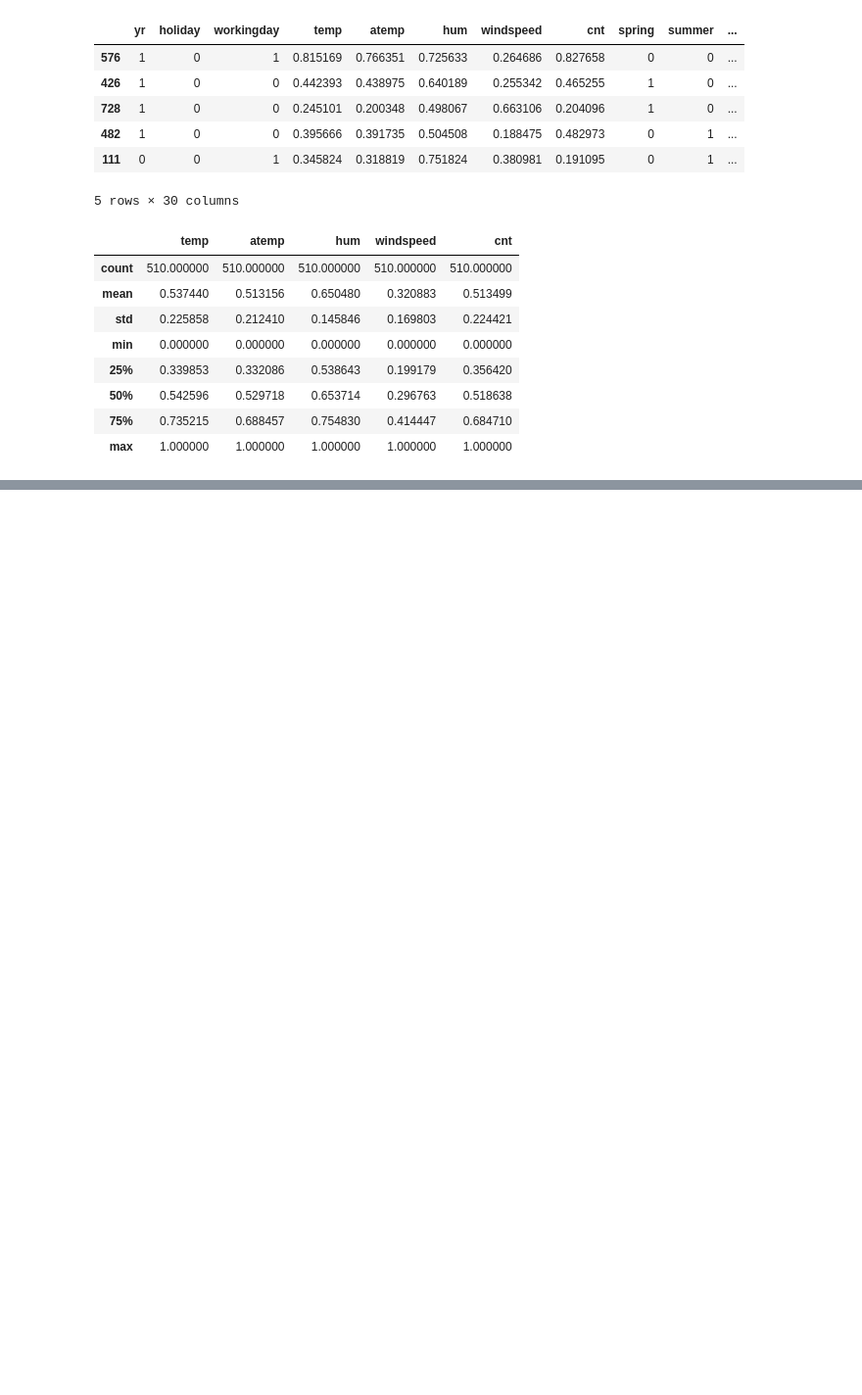
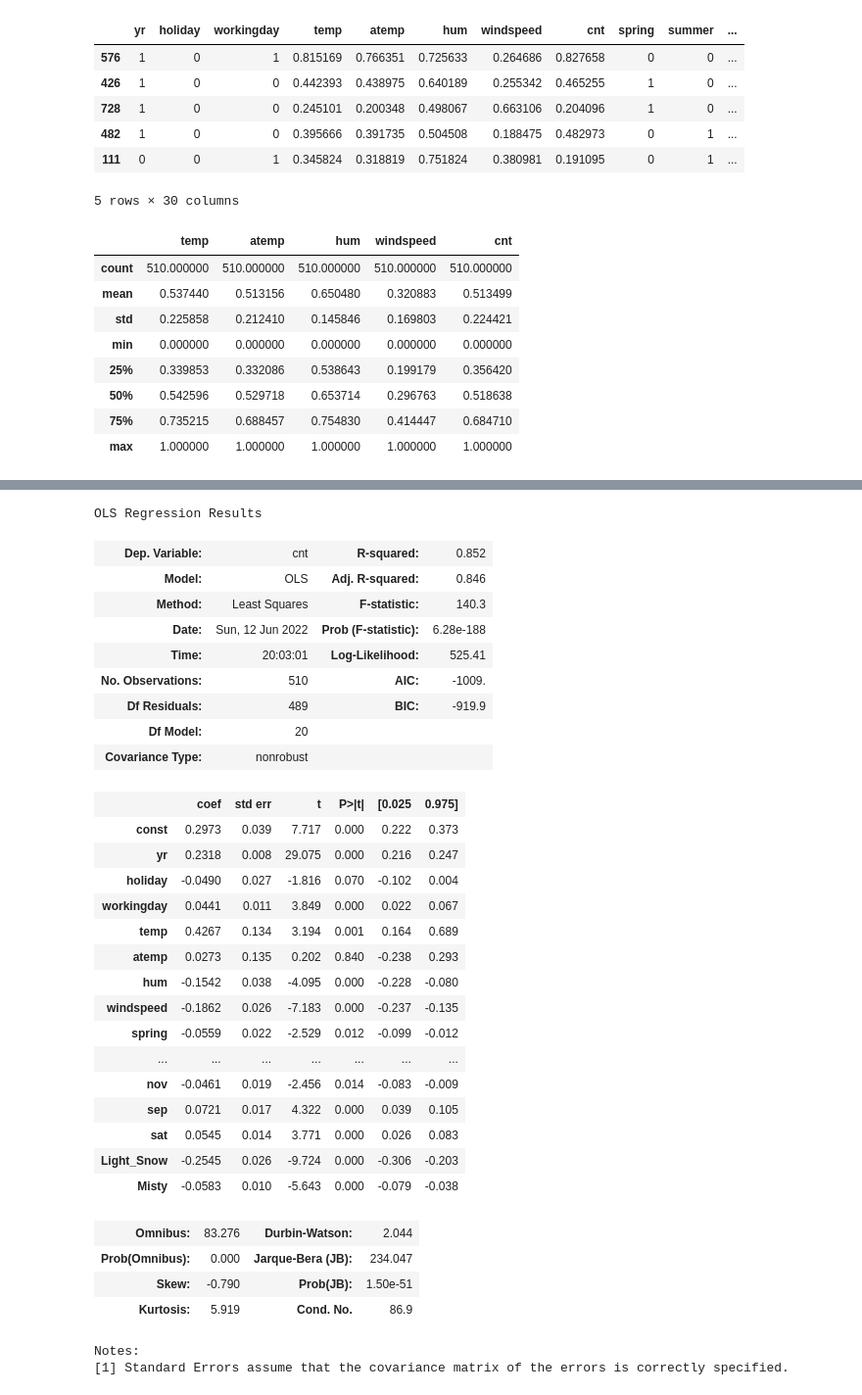
Before and after one commit to kc11381/BikeSharingCaseStudy, a Jupyter notebook: bike_sharing_predictors_analysis.ipynb, the cells around one changed output, grey strips where cells are left out. Shown at 98% size. Cells and saved outputs as stored; diff of their text form; code cells hidden in the pictures; blank space fills up the shorter version.

Commit message:
ran RFE first time

```diff
--- a/bike_sharing_predictors_analysis.ipynb
+++ b/bike_sharing_predictors_analysis.ipynb
@@ -320,0 +422,42 @@ df_train[num_vars].describe()
+# %%
+# Adding a constant variable
+X_train_rfe = sm.add_constant(X_train_rfe)
+# %%
+# Running the Linear model
+lm = sm.OLS(y_train, X_train_rfe).fit()
+# %%
+# Summary of the linear model
+lm.summary()
+# %% [output]
+OLS Regression Results
+| Dep. Variable: | cnt | R-squared: | 0.852 |
+| Model: | OLS | Adj. R-squared: | 0.846 |
+| Method: | Least Squares | F-statistic: | 140.3 |
+| Date: | Sun, 12 Jun 2022 | Prob (F-statistic): | 6.28e-188 |
+| Time: | 20:03:01 | Log-Likelihood: | 525.41 |
+| No. Observations: | 510 | AIC: | -1009. |
+| Df Residuals: | 489 | BIC: | -919.9 |
+| Df Model: | 20 |  |  |
+| Covariance Type: | nonrobust |  |  |
+|  | coef | std err | t | P>|t| | [0.025 | 0.975] |
+| const | 0.2973 | 0.039 | 7.717 | 0.000 | 0.222 | 0.373 |
+| yr | 0.2318 | 0.008 | 29.075 | 0.000 | 0.216 | 0.247 |
+| holiday | -0.0490 | 0.027 | -1.816 | 0.070 | -0.102 | 0.004 |
+| workingday | 0.0441 | 0.011 | 3.849 | 0.000 | 0.022 | 0.067 |
+| temp | 0.4267 | 0.134 | 3.194 | 0.001 | 0.164 | 0.689 |
+| atemp | 0.0273 | 0.135 | 0.202 | 0.840 | -0.238 | 0.293 |
+| hum | -0.1542 | 0.038 | -4.095 | 0.000 | -0.228 | -0.080 |
+| windspeed | -0.1862 | 0.026 | -7.183 | 0.000 | -0.237 | -0.135 |
+| spring | -0.0559 | 0.022 | -2.529 | 0.012 | -0.099 | -0.012 |
+| ... | ... | ... | ... | ... | ... | ... |
+| nov | -0.0461 | 0.019 | -2.456 | 0.014 | -0.083 | -0.009 |
+| sep | 0.0721 | 0.017 | 4.322 | 0.000 | 0.039 | 0.105 |
+| sat | 0.0545 | 0.014 | 3.771 | 0.000 | 0.026 | 0.083 |
+| Light_Snow | -0.2545 | 0.026 | -9.724 | 0.000 | -0.306 | -0.203 |
+| Misty | -0.0583 | 0.010 | -5.643 | 0.000 | -0.079 | -0.038 |
+| Omnibus: | 83.276 | Durbin-Watson: | 2.044 |
+| Prob(Omnibus): | 0.000 | Jarque-Bera (JB): | 234.047 |
+| Skew: | -0.790 | Prob(JB): | 1.50e-51 |
+| Kurtosis: | 5.919 | Cond. No. | 86.9 |
+Notes:
+[1] Standard Errors assume that the covariance matrix of the errors is correctly specified.
```
Also changed, not shown: parts of 11 cells of this notebook.
